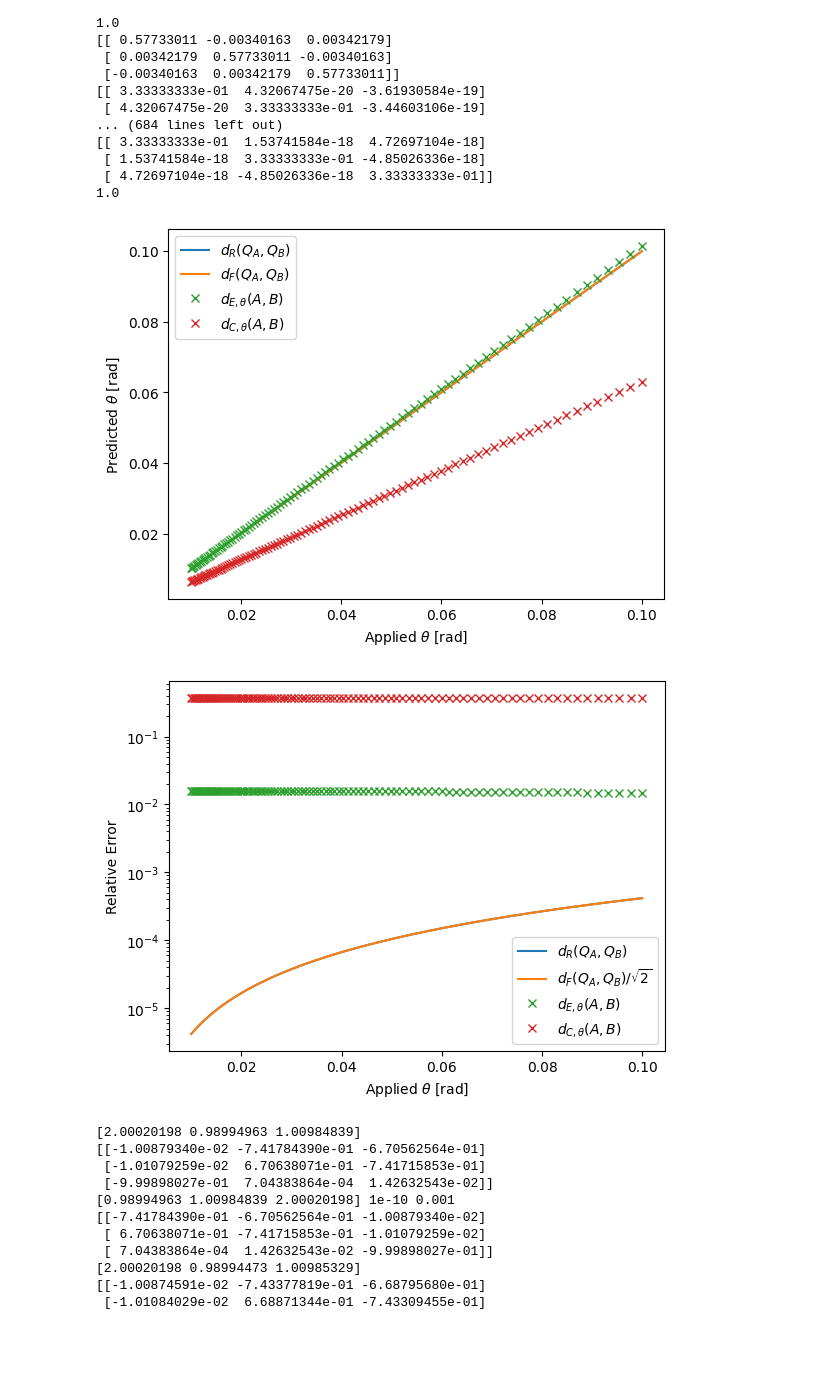
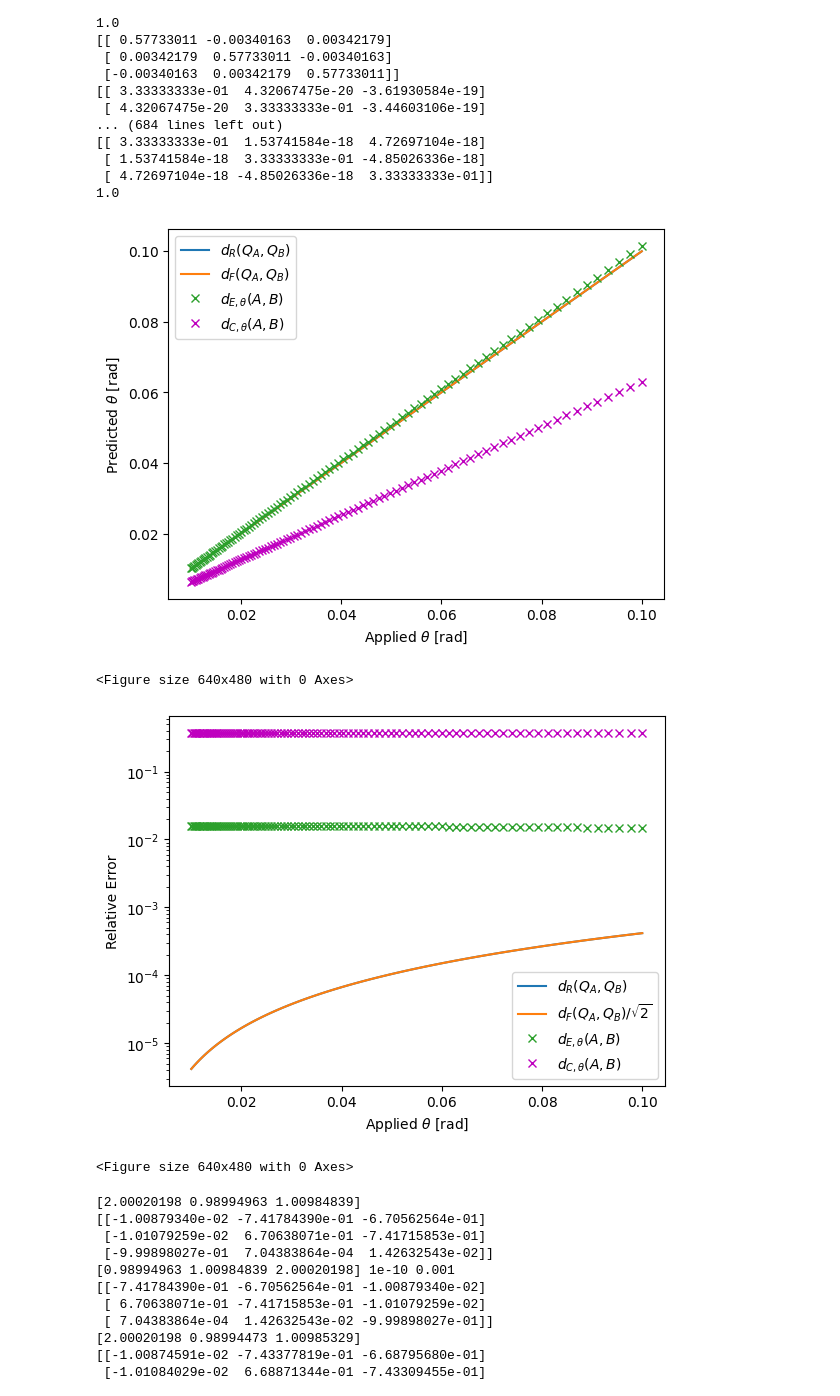
Before and after one commit to pdledger/Rodrigues_Angles, a Jupyter notebook: check_accuracy_apprx_feb2.ipynb, the cells around one changed output. Cells and saved outputs as stored; diff of their text form; code cells hidden in the pictures; blank space fills up the shorter version.

```diff
--- a/check_accuracy_apprx_feb2.ipynb
+++ b/check_accuracy_apprx_feb2.ipynb
@@ -197,36 +197,42 @@ AnglestoreRIcommeasfullconstsortedmindiff, AnglestoreRIcommeasapprxconstsortedmi
 # %%
 #print(MinAnglestoreRI,dFMinAnglestoreRI)
 #print(np.fmin(AnglestoreRIfmeasapprxconstsortedmaxdiff_min,AnglestoreRIfmeasapprxconstsortedmindiff_min))
 #print(np.fmin(AnglestoreRIcommeasapprxconstsortedmaxdiff_min,AnglestoreRIcommeasapprxconstsortedmindiff_min))
 
 plt.plot(Frequencies,MinAnglestoreRI,label=r'$d_R(Q_A,Q_B)$')
 plt.plot(Frequencies,dFMinAnglestoreRI/np.sqrt(2),label=r'$d_F(Q_A,Q_B)$')
 plt.plot(Frequencies,np.fmin(AnglestoreRIfmeasapprxconstsortedmaxdiff_min,AnglestoreRIfmeasapprxconstsortedmindiff_min),'x',label=r'$d_{E,\theta}(A,B)$')
 
         #plt.semilogx(Frequencies,np.fmin(AnglestoreRIfmeasapprxconstsortedmaxdiff_max,AnglestoreRIfmeasapprxconstsortedmindiff_min),'x',label=r'Approx $d_R({\cal R},{\cal I})$ from  $d_E({\cal R},{\cal I})$ ')
-plt.plot(Frequencies,np.fmin(AnglestoreRIcommeasapprxconstsortedmaxdiff_min,AnglestoreRIcommeasapprxconstsortedmindiff_min),'x',label=r'$d_{C,\theta}(A,B)$')
+plt.plot(Frequencies,np.fmin(AnglestoreRIcommeasapprxconstsortedmaxdiff_min,AnglestoreRIcommeasapprxconstsortedmindiff_min),'xm',label=r'$d_{C,\theta}(A,B)$')
 
 plt.xlabel(r'Applied $\theta$ [rad]')
 plt.ylabel(r'Predicted $\theta$ [rad]')
 plt.legend()
+plt.show()
 plt.savefig("check_accurracy_applied_theta_prediction.pdf")
 plt.show()
 
 plt.semilogy(Frequencies,abs(MinAnglestoreRI-Frequencies)/Frequencies,label=r'$d_R(Q_A,Q_B)$')
 plt.semilogy(Frequencies,abs(dFMinAnglestoreRI/np.sqrt(2)-Frequencies)/Frequencies,label=r'$d_F(Q_A,Q_B)/\sqrt{2}$')
 plt.semilogy(Frequencies,abs(np.fmin(AnglestoreRIfmeasapprxconstsortedmaxdiff_min,AnglestoreRIfmeasapprxconstsortedmindiff_min)-Frequencies)/Frequencies,'x',label=r'$d_{E,\theta}(A,B)$')
 
         #plt.semilogx(Frequencies,np.fmin(AnglestoreRIfmeasapprxconstsortedmaxdiff_max,AnglestoreRIfmeasapprxconstsortedmindiff_min),'x',label=r'Approx $d_R({\cal R},{\cal I})$ from  $d_E({\cal R},{\cal I})$ ')
-plt.semilogy(Frequencies,abs(np.fmin(AnglestoreRIcommeasapprxconstsortedmaxdiff_min,AnglestoreRIcommeasapprxconstsortedmindiff_min)-Frequencies)/Frequencies,'x', label=r'$d_{C,\theta}(A,B)$')
+plt.semilogy(Frequencies,abs(np.fmin(AnglestoreRIcommeasapprxconstsortedmaxdiff_min,AnglestoreRIcommeasapprxconstsortedmindiff_min)-Frequencies)/Frequencies,'xm', label=r'$d_{C,\theta}(A,B)$')
 
 plt.xlabel(r'Applied $\theta$ [rad]')
 plt.ylabel(r'Relative Error')
 plt.legend()
+cmap = plt.get_cmap('gnuplot')
+plt.set_cmap(cmap)
+plt.show()
 plt.savefig("check_accurracy_applied_theta_relerror.pdf")
 plt.show()
 # %% [output]
-[figure, old version]
+[figure, new version]
+<Figure size 640x480 with 0 Axes>
-[figure, old version]
+[figure, new version]
+<Figure size 640x480 with 0 Axes>
 # %%
 def checkeigen(M,u,Q,omega,mytype,tol):
     order=np.argsort(np.abs(u))
```
Also changed, not shown: 2 other files.
